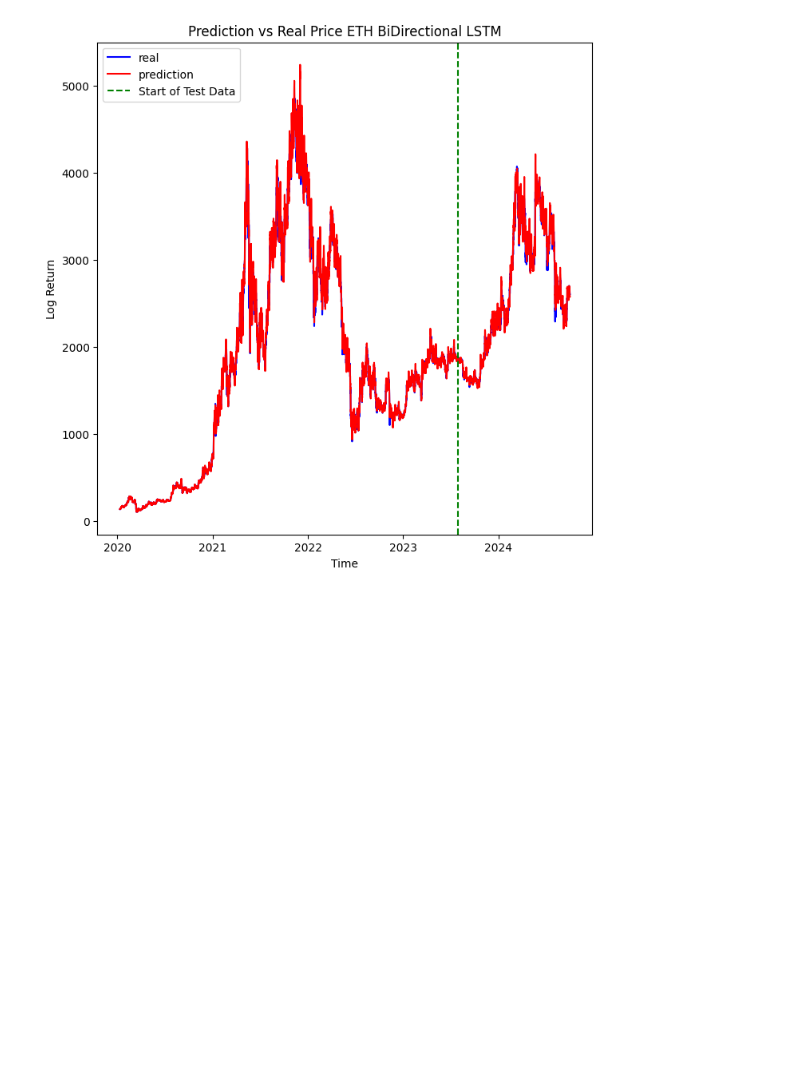
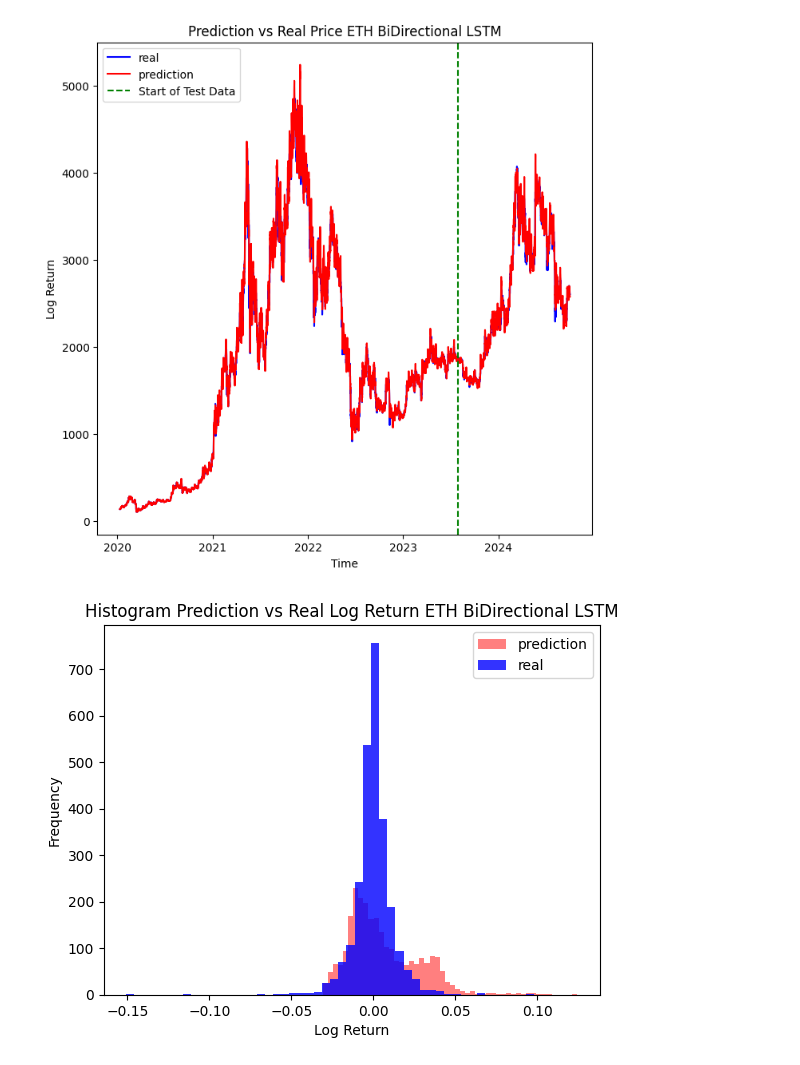
Before and after one commit to Rageus17/Skripsi, a Jupyter notebook: BiDirectional Cauchy/BiDircetional-LSTM-CauchyLoss.ipynb, the cells around one changed output. Saved outputs shown, nothing was run; the diff lists cells and outputs as text; code cells hidden in the pictures; blank space fills up the shorter version.

```diff
--- a/BiDirectional Cauchy/BiDircetional-LSTM-CauchyLoss.ipynb
+++ b/BiDirectional Cauchy/BiDircetional-LSTM-CauchyLoss.ipynb
@@ -729,3 +729,15 @@ plt.legend()
 plt.show()
 # %% [output]
 [figure]
+# %%
+plt.hist(prediction_np,bins=50,label = 'prediction',color='red',alpha=0.5)
+plt.hist(y_test,bins=50,label='real',color='blue',alpha=0.8)
+plt.title("Histogram Prediction vs Real Log Return ETH BiDirectional LSTM")
+plt.xlabel(
+    'Log Return'
+)
+plt.ylabel('Frequency')
+plt.legend()
+plt.show()
+# %% [output]
+[figure, added]
```
Also changed, not shown: 5 other files.
